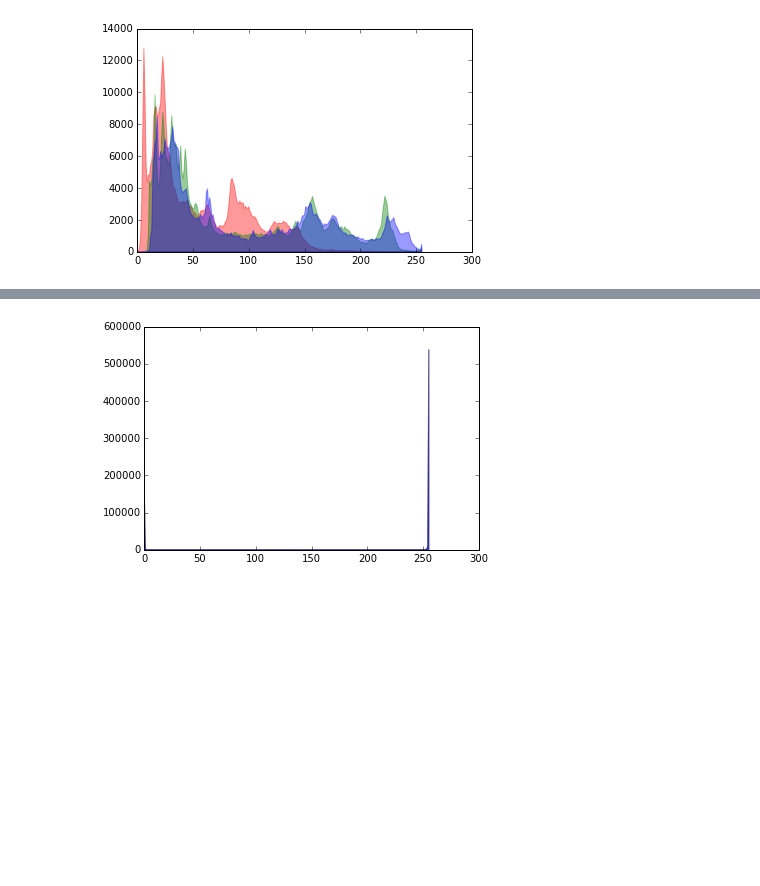
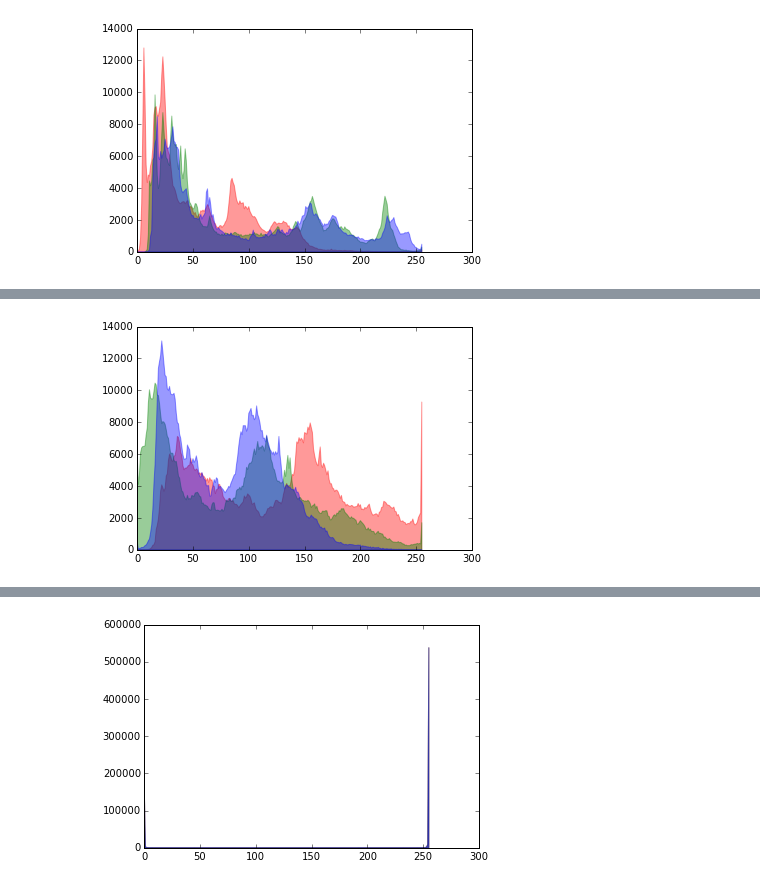
Before and after one commit to alexjohnson505/skimage-tutorials, a Jupyter notebook: CS4300_Assignment02_AlexJohnson.ipynb, the cells around one changed output, grey strips where cells are left out. Cells and saved outputs as stored; diff of their text form; code cells hidden in the pictures; blank space fills up the shorter version.

```diff
--- a/CS4300_Assignment02_AlexJohnson.ipynb
+++ b/CS4300_Assignment02_AlexJohnson.ipynb
@@ -59,0 +98,4 @@ plt.imshow(mountain, cmap=cm.gray, interpolation='nearest');
+# %%
+histogram(parade)
+# %% [output]
+[figure, added]
```
Also changed, not shown: parts of 16 cells of this notebook.
